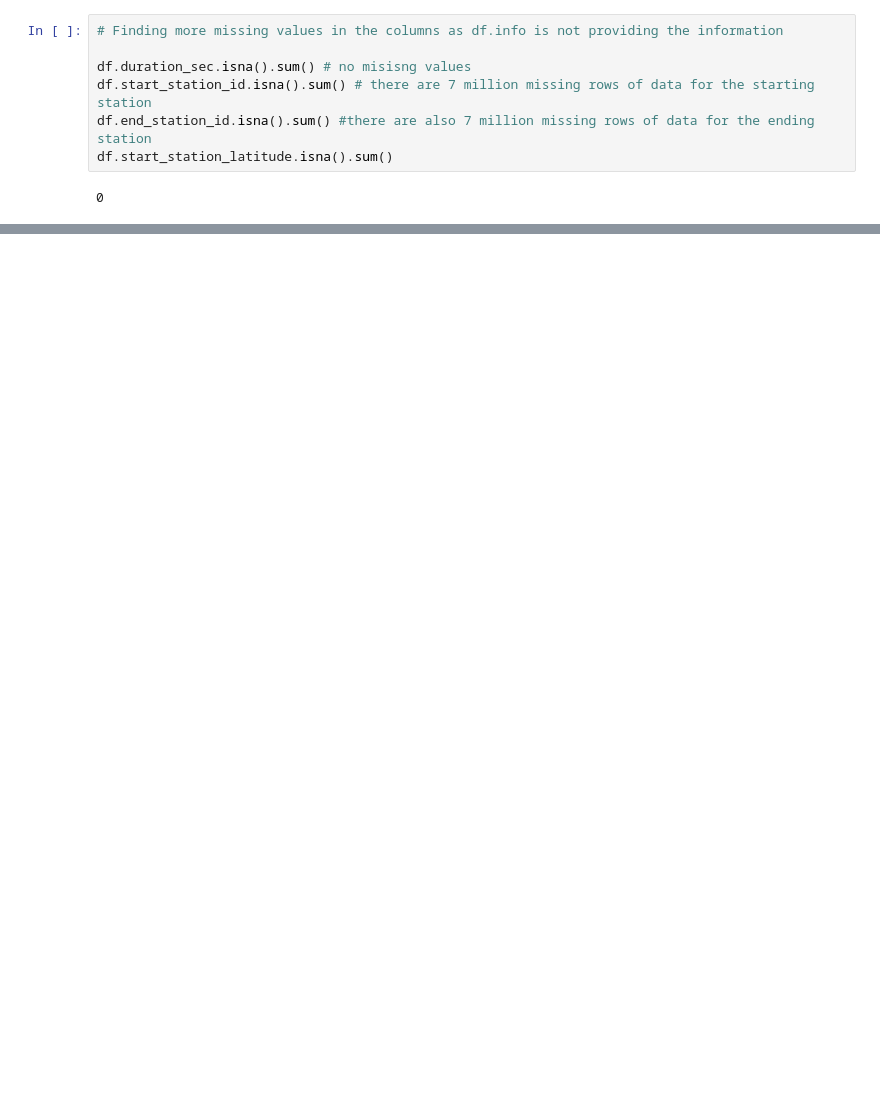
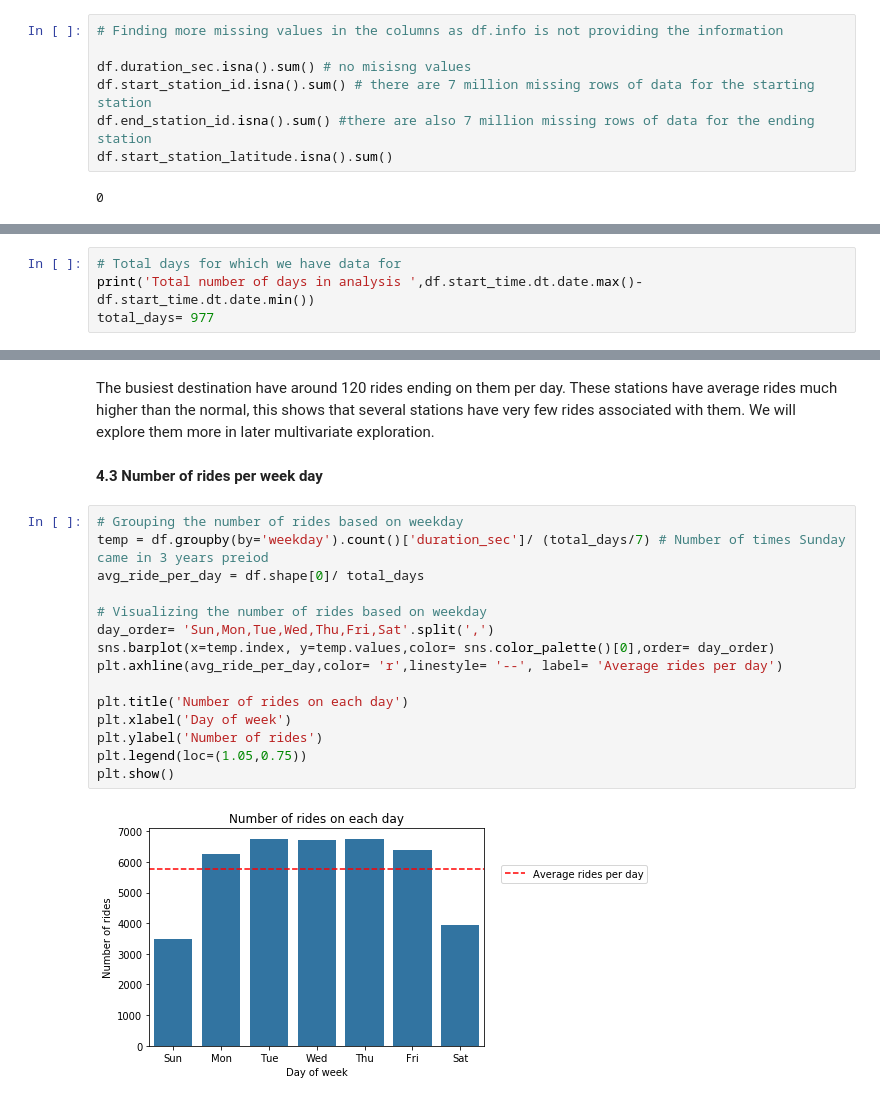
Before and after one commit to srinivasayer4/Ford-GoBike-Analysis, a Jupyter notebook: Udacity Ford GoBike Analysis.ipynb, the cells around one changed output, grey strips where cells are left out. Cells and saved outputs as stored; diff of their text form; blank space fills up the shorter version.

```diff
--- a/Udacity Ford GoBike Analysis.ipynb
+++ b/Udacity Ford GoBike Analysis.ipynb
@@ -135,0 +296,4 @@ df['duration_min']= df.duration_sec/60
+# %%
+# Total days for which we have data for
+print('Total number of days in analysis ',df.start_time.dt.date.max()- df.start_time.dt.date.min())
+total_days= 977
@@ -135,0 +335,21 @@ df['duration_min']= df.duration_sec/60
+# %% [markdown]
+The busiest destination have around 120 rides ending on them per day. These stations have average rides much higher than the normal, this shows that several stations have very few rides associated with them. We will explore them more in later multivariate exploration.
+# %% [markdown]
+**4.3 Number of rides per week day**
+# %%
+# Grouping the number of rides based on weekday
+temp = df.groupby(by='weekday').count()['duration_sec']/ (total_days/7) # Number of times Sunday came in 3 years preiod
+avg_ride_per_day = df.shape[0]/ total_days
+
+# Visualizing the number of rides based on weekday
+day_order= 'Sun,Mon,Tue,Wed,Thu,Fri,Sat'.split(',')
+sns.barplot(x=temp.index, y=temp.values,color= sns.color_palette()[0],order= day_order)
+plt.axhline(avg_ride_per_day,color= 'r',linestyle= '--', label= 'Average rides per day')
+
+plt.title('Number of rides on each day')
+plt.xlabel('Day of week')
+plt.ylabel('Number of rides')
+plt.legend(loc=(1.05,0.75))
+plt.show()
+# %% [output]
+[figure, added]
```
Also changed, not shown: parts of 79 cells of this notebook.
